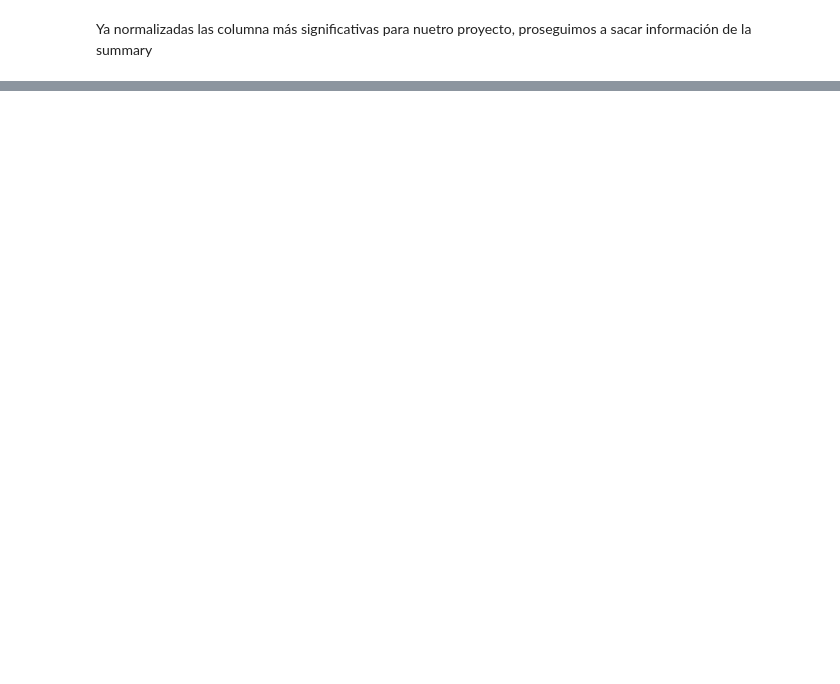
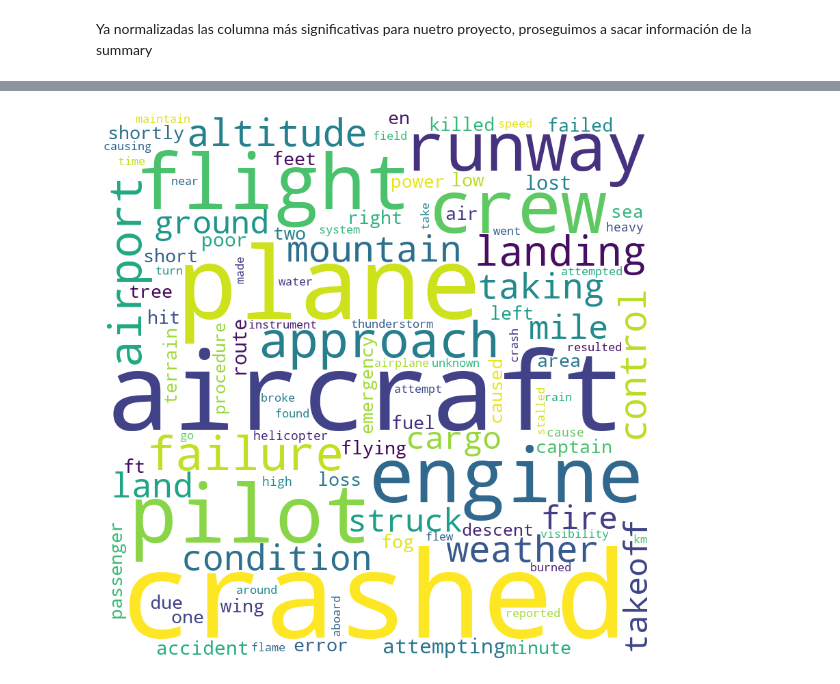
Before and after one commit to Claritzo/proyectoII, a Jupyter notebook: Aereo.ipynb, the cells around one changed output, grey strips where cells are left out. Cells and saved outputs as stored; diff of their text form; code cells hidden in the pictures; blank space fills up the shorter version.

```diff
--- a/Aereo.ipynb
+++ b/Aereo.ipynb
@@ -248,0 +321,18 @@ df.reset_index().to_csv('AccidentesAvionesModificado.csv', header = True, index=
+# %%
+drop_duplicate_titles = df.drop_duplicates("resumen")
+# Concatenamos los resumenes de los accidentes aereos
+text = ' '.join(drop_duplicate_titles['resumen'].values)
+
+# Create a WordCloud object
+wordcloud = WordCloud(width=800, height=800, background_color='white', max_words=100, collocations=False)
+# Generate the word cloud
+wordcloud.generate(text)
+
+# Display the word cloud
+plt.figure(figsize=(8, 8), facecolor=None)
+plt.imshow(wordcloud)
+plt.axis('off')
+plt.tight_layout(pad=0)
+plt.show()
+# %% [output]
+[figure, added]
```
Also changed, not shown: parts of 31 cells of this notebook.
